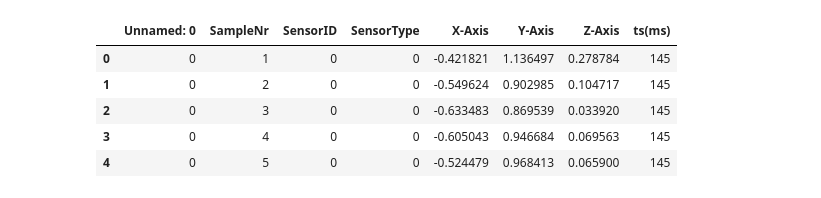
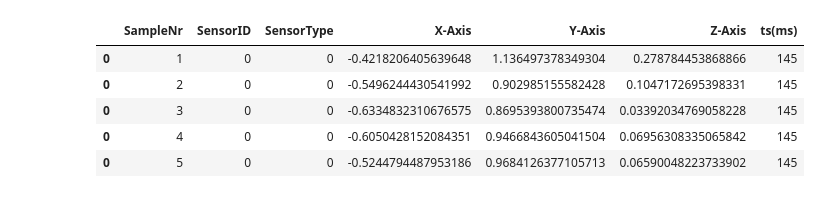
Before and after one commit to pbmiguel/py-har, a Jupyter notebook: TASKS/T1/pre-processing/2016-ANSAMO-preprocessing.ipynb, the cells around one changed output. Saved outputs shown, nothing was run; the diff lists cells and outputs as text; code cells hidden in the pictures.

Commit message:
edit. refactored pre-processing script of ANSAMO dataset; issue #2

```diff
--- a/TASKS/T1/pre-processing/2016-ANSAMO-preprocessing.ipynb
+++ b/TASKS/T1/pre-processing/2016-ANSAMO-preprocessing.ipynb
@@ -64,12 +147,19 @@ train_data.head(5)
 # %%
-def process_file(inputPath, outputpath):
-    train_dataRaw = pd.read_csv('../../../datasets/ANSAMO-2016/UMA_ADL_FALL_Dataset/UMAFall_Subject_01_ADL_Bending_1_2016-06-13_20-25-34.csv')
-    header_tmp = {'ts(ms)': [], 'SampleNr': [], 'X-Axis': [], 'Y-Axis': [], 'Z-Axis': [], 'SensorType': [] , 'SensorID': []}
-    values = pd.DataFrame(data=header_tmp)
-    i = 0
-    for index, row in train_data.iterrows():
+train_dataRaw = pd.read_csv('../../../datasets/ANSAMO-2016/UMA_ADL_FALL_Dataset/UMAFall_Subject_01_ADL_Bending_1_2016-06-13_20-25-34.csv')
+header_tmp = {'ts(ms)': [], 'SampleNr': [], 'X-Axis': [], 'Y-Axis': [], 'Z-Axis': [], 'SensorType': [] , 'SensorID': []}
+values = pd.DataFrame(data=header_tmp)
+i = 0
+for index, row in train_data.iterrows():
         line = row[0]
         array = line.split(';')
         if i > 0: values = values.append(pd.DataFrame({'ts(ms)': [array[0]], 'SampleNr': [array[1]], 'X-Axis': [array[2]], 'Y-Axis': [array[3]], 'Z-Axis': [array[4]], 'SensorType': [array[5]] , 'SensorID': [array[6]]}))
         i+=1;
-    values.to_csv(outputpath, sep=',')
+
+values.head(5)
+# %% [output]
+|  | SampleNr | SensorID | SensorType | X-Axis | Y-Axis | Z-Axis | ts(ms) |
+| 0 | 1 | 0 | 0 | -0.4218206405639648 | 1.136497378349304 | 0.278784453868866 | 145 |
+| 0 | 2 | 0 | 0 | -0.5496244430541992 | 0.902985155582428 | 0.1047172695398331 | 145 |
+| 0 | 3 | 0 | 0 | -0.6334832310676575 | 0.8695393800735474 | 0.03392034769058228 | 145 |
+| 0 | 4 | 0 | 0 | -0.6050428152084351 | 0.9466843605041504 | 0.06956308335065842 | 145 |
+| 0 | 5 | 0 | 0 | -0.5244794487953186 | 0.9684126377105713 | 0.06590048223733902 | 145 |
@@ -84,11 +165,0 @@ for file in files:
-# %%
-# read from processed csv
-train_data_processed = pd.read_csv('UMAFall_Subject_01_ADL_Bending_1_2016-06-13_20-25-34.csv')
-train_data_processed.head(5)
-# %% [output]
-|  | Unnamed: 0 | SampleNr | SensorID | SensorType | X-Axis | Y-Axis | Z-Axis | ts(ms) |
-| 0 | 0 | 1 | 0 | 0 | -0.421821 | 1.136497 | 0.278784 | 145 |
-| 1 | 0 | 2 | 0 | 0 | -0.549624 | 0.902985 | 0.104717 | 145 |
-| 2 | 0 | 3 | 0 | 0 | -0.633483 | 0.869539 | 0.033920 | 145 |
-| 3 | 0 | 4 | 0 | 0 | -0.605043 | 0.946684 | 0.069563 | 145 |
-| 4 | 0 | 5 | 0 | 0 | -0.524479 | 0.968413 | 0.065900 | 145 |
```
Also changed, not shown: parts of 31 cells of this notebook, 2 other files.
